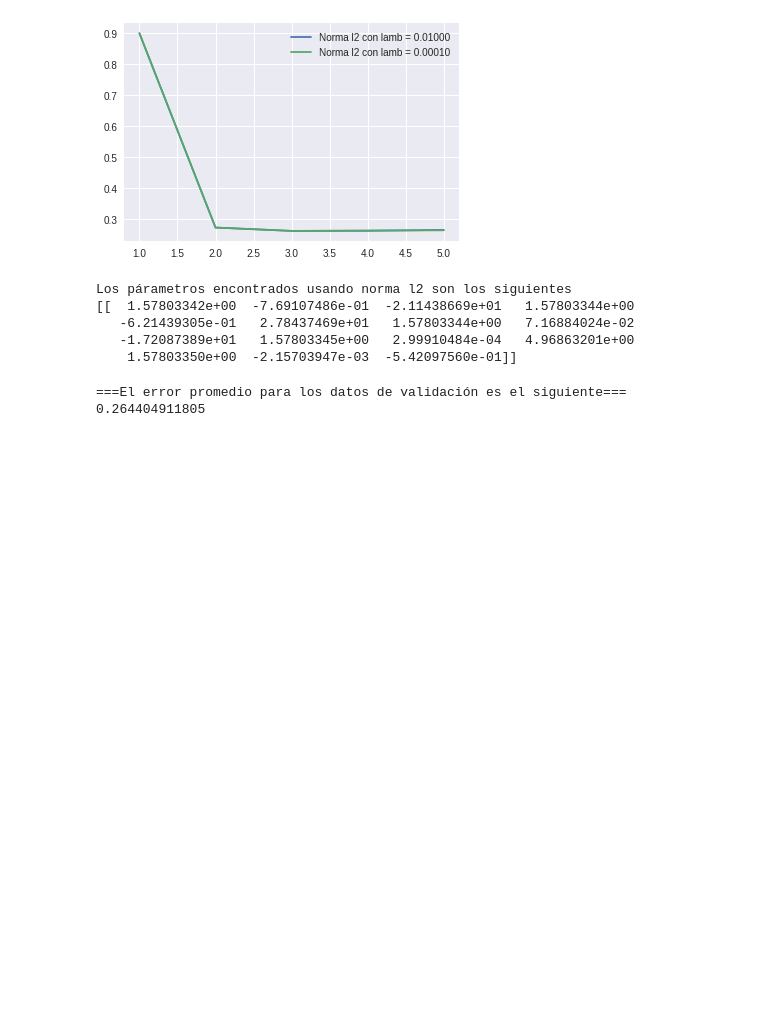
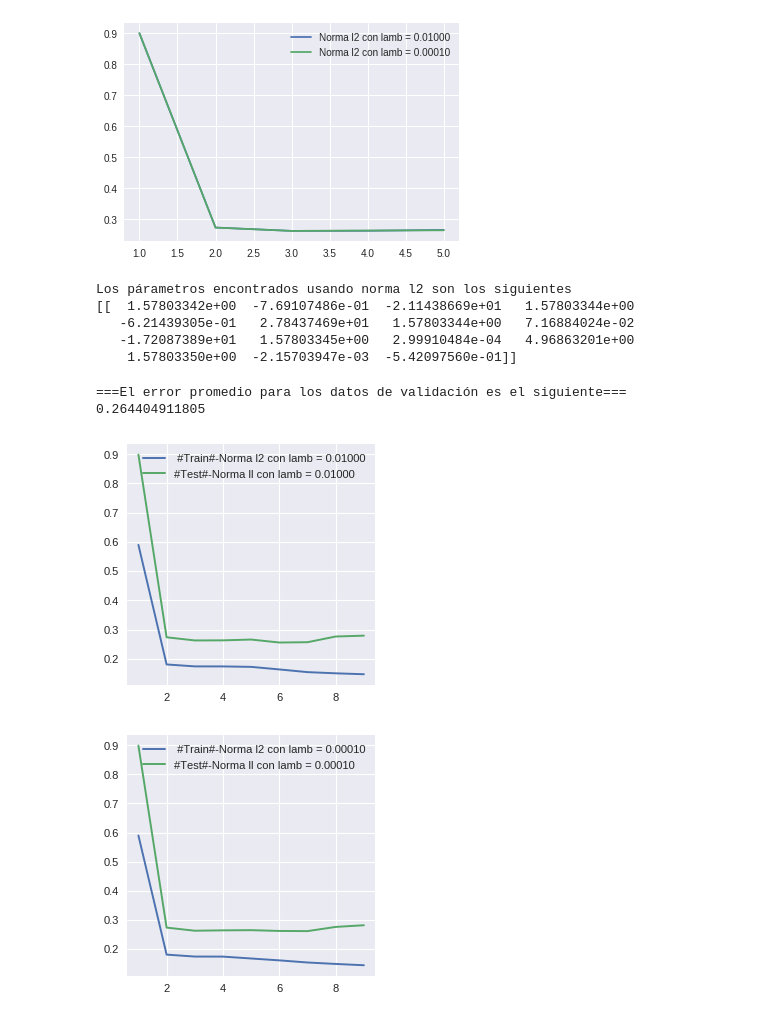
Before and after one commit to Jerry-Types/ML_IIMAS, a Jupyter notebook: Tarea3/Regresión_Dato_Sintéticos.ipynb, the cells around one changed output. Cells and saved outputs as stored; diff of their text form; code cells hidden in the pictures; blank space fills up the shorter version.

```diff
--- a/Tarea3/Regresión_Dato_Sintéticos.ipynb
+++ b/Tarea3/Regresión_Dato_Sintéticos.ipynb
@@ -589,3 +589,49 @@ print sse_test_l2_sk[0]
 # %% [output]
 ===El error promedio para los datos de validación es el siguiente===
 0.264404911805
+# %%
+%matplotlib inline
+import numpy as np
+import matplotlib.pyplot as plt
+
+
+lambdas = [0.01,0.0001]
+for lamb in lambdas:
+    fig = plt.figure(num=None, figsize=(4,4), dpi=80, facecolor='w', edgecolor='k')
+    ax = plt.subplot(111)
+    ax.set_yscale('linear')
+    Iteracion=[]
+    MSE = []
+    Iteracion_test=[]
+    MSE_test = []
+    for m_degree in range(1,10):
+        #print m_degree
+        X_train = x_train.as_matrix()
+        theta_map, X_train= reggresion_L2(X_train,degree=m_degree,lambda_const=lamb)
+
+        y_train_hat_l2 = (np.sum(X_train*theta_map.T,axis=1))
+        y_train_hat_l2 = y_train_hat_l2.reshape(200,1)
+        sse_train = np.square(y_train - y_train_hat_l2).sum()
+        mse_train_l2 = sse_train / X_train.shape[0]
+        Iteracion.append(m_degree)
+        MSE.append(mse_train_l2[0])
+
+        X_test= x_test.as_matrix()
+        phi_X_test= np.insert(X_test,0,1.0,axis=1)
+        phi_X_test = polynomial_expansion(phi_X_test, m_degree)
+        y_test_hat_l2 = (np.sum(phi_X_test*theta_map.T,axis=1))
+        y_test_hat_l2 = y_test_hat_l2.reshape(200,1)
+        sse_test = np.square(y_test- y_test_hat_l2).sum()
+        mse_test_l2 = sse_test / X_test.shape[0]
+
+        Iteracion_test.append(m_degree)
+        MSE_test.append(mse_test_l2[0])
+    #print Iteracion
+    #print MSE
+    plt.plot(Iteracion, MSE,label=' #Train#-Norma l2 con lamb = %.5f' %lamb)
+    plt.plot(Iteracion_test, MSE_test,label='#Test#-Norma ll con lamb = %.5f' %lamb)
+    ax.legend()
+    plt.show()
+# %% [output]
+[figure, added]
+[figure, added]
```
Also changed, not shown: parts of 1 cell of this notebook.
